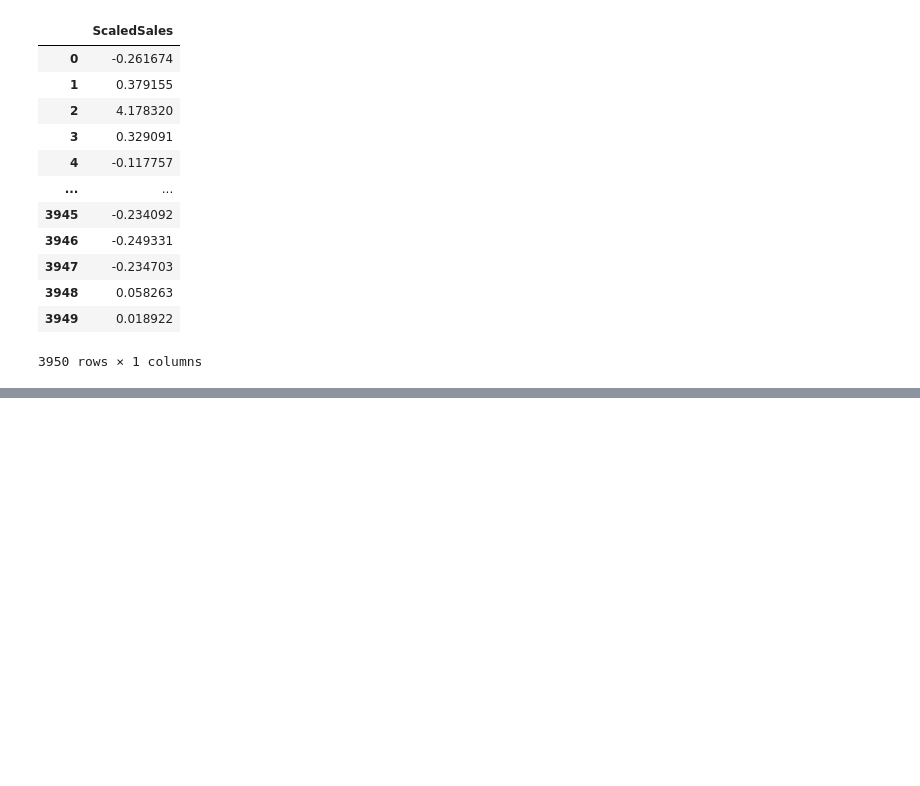
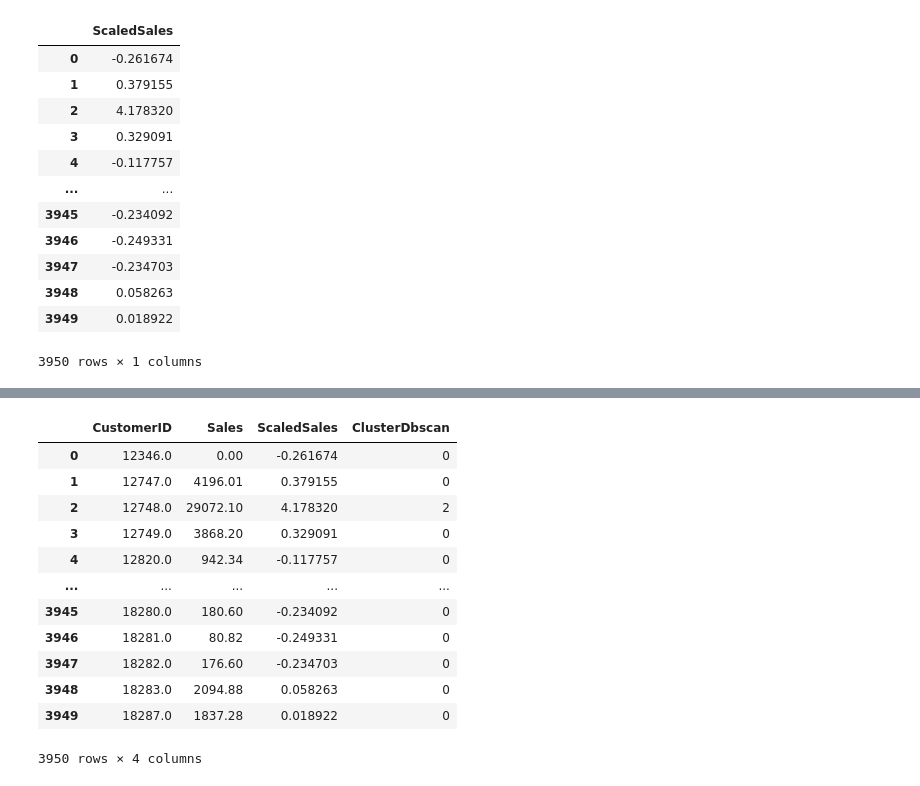
Before and after one commit to PawelMichnowicz/Clasification, a Jupyter notebook: customers.ipynb, the cells around one changed output, grey strips where cells are left out. Drawn from its saved outputs; the diff is of its cells as text; code cells hidden in the pictures; blank space fills up the shorter version.

```diff
--- a/customers.ipynb
+++ b/customers.ipynb
@@ -194,4 +194,7 @@ cluster.fit(df_sales[['ScaledSales']])
 
 df_sales['ClusterDbscan'] = cluster.labels_
 df_sales.head()
+
+df_sales['ClusterDbscan'] = df_sales['ClusterDbscan'].map({1:2, -1:1, 0:0})
+df_sales
 # %% [output]
@@ -199,3 +201,16 @@ df_sales.head()
+|  | CustomerID | Sales | ScaledSales | ClusterDbscan |
+| 0 | 12346.0 | 0.00 | -0.261674 | 0 |
+| 1 | 12747.0 | 4196.01 | 0.379155 | 0 |
+| 2 | 12748.0 | 29072.10 | 4.178320 | 2 |
+| 3 | 12749.0 | 3868.20 | 0.329091 | 0 |
+| 4 | 12820.0 | 942.34 | -0.117757 | 0 |
+| ... | ... | ... | ... | ... |
+| 3945 | 18280.0 | 180.60 | -0.234092 | 0 |
+| 3946 | 18281.0 | 80.82 | -0.249331 | 0 |
+| 3947 | 18282.0 | 176.60 | -0.234703 | 0 |
+| 3948 | 18283.0 | 2094.88 | 0.058263 | 0 |
+| 3949 | 18287.0 | 1837.28 | 0.018922 | 0 |
+3950 rows × 4 columns
 # %%
 # Clustering by K-means
 
```
Also changed, not shown: parts of 17 cells of this notebook.
